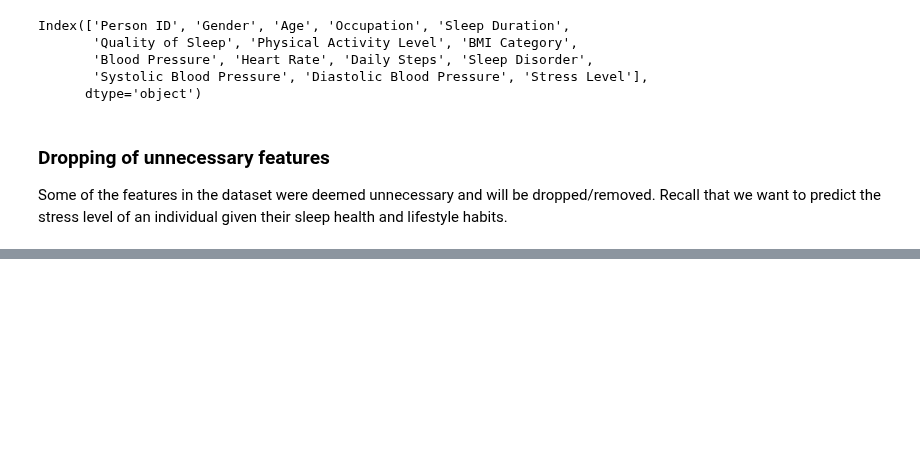
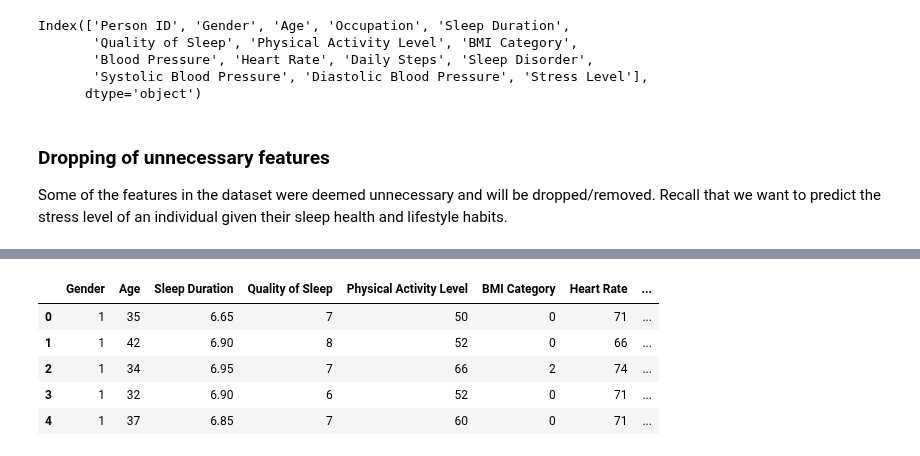
Before and after one commit to cjmax34/cs180-project, a Jupyter notebook: CS 180 Project (Group 3).ipynb, the cells around one changed output, grey strips where cells are left out. Saved outputs shown, nothing was run; the diff lists cells and outputs as text; code cells hidden in the pictures; blank space fills up the shorter version.

Commit message:
feat: add label encoding (preprocessing)

```diff
--- a/CS 180 Project (Group 3).ipynb
+++ b/CS 180 Project (Group 3).ipynb
@@ -385,0 +388,15 @@ dataset.head()  # Verify that the features in the features_to_remove list have b
+# %%
+label_encoder = LabelEncoder()  # Instantiate the label encoder
+
+categorical_features = dataset.select_dtypes(include=['object']).columns.tolist()
+for cat in categorical_features:
+    dataset[cat] = label_encoder.fit_transform(dataset[cat])
+
+dataset.head()  # Verify that the categorical features have been encoded
+# %% [output]
+|  | Gender | Age | Sleep Duration | Quality of Sleep | Physical Activity Level | BMI Category | Heart Rate | ... |
+| 0 | 1 | 35 | 6.65 | 7 | 50 | 0 | 71 | ... |
+| 1 | 1 | 42 | 6.90 | 8 | 52 | 0 | 66 | ... |
+| 2 | 1 | 34 | 6.95 | 7 | 66 | 2 | 74 | ... |
+| 3 | 1 | 32 | 6.90 | 6 | 52 | 0 | 71 | ... |
+| 4 | 1 | 37 | 6.85 | 7 | 60 | 0 | 71 | ... |
```
Also changed, not shown: parts of 3 cells of this notebook.
